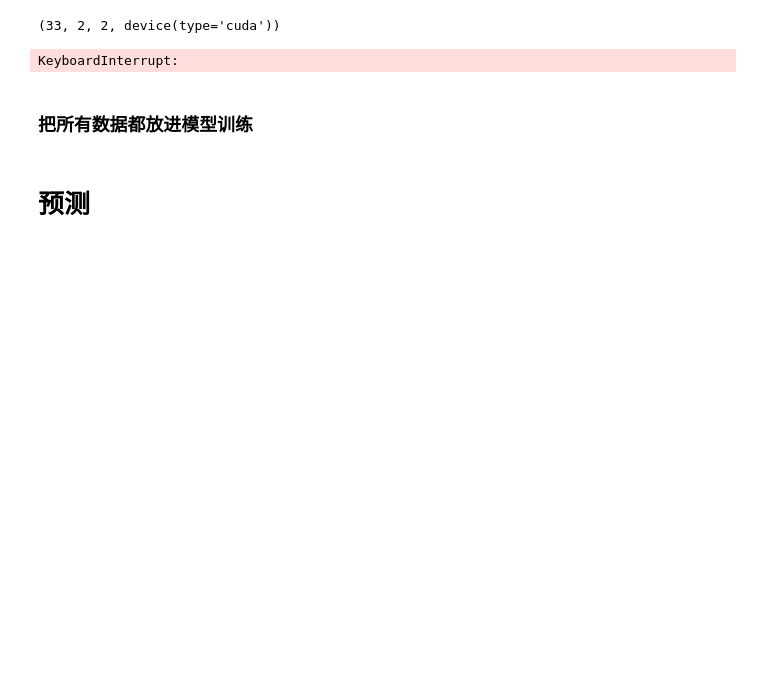
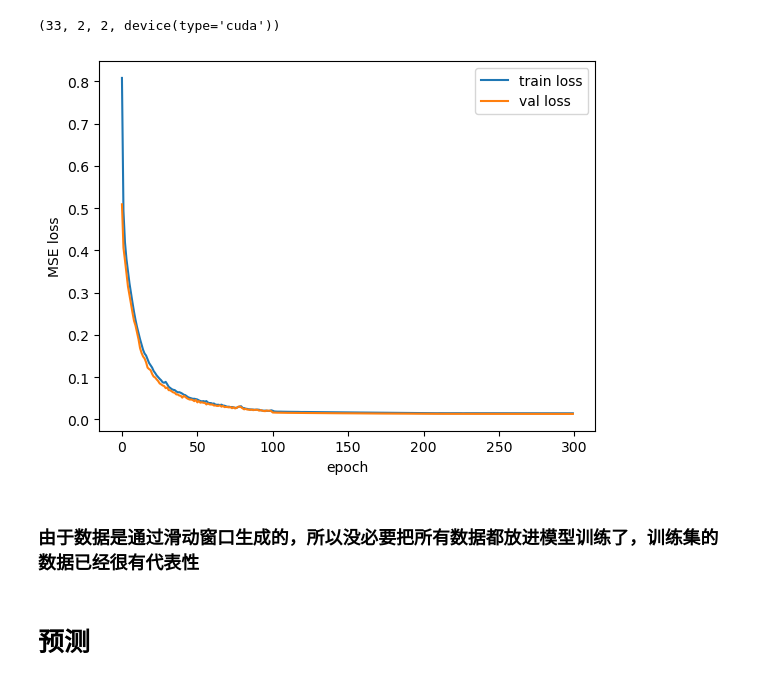
Before and after one commit to 851695e35/bdci_gnn, a Jupyter notebook: SAGE+LSTM.ipynb, the cells around one changed output. Saved outputs shown, nothing was run; the diff lists cells and outputs as text; code cells hidden in the pictures; blank space fills up the shorter version.

Commit message:
sage+lstm.ipynb 加入了学习率衰减 修改了模型架构 得分0.284

```diff
--- a/SAGE+LSTM.ipynb
+++ b/SAGE+LSTM.ipynb
@@ -142,8 +168,10 @@ class SAGEandLSTMModel(nn.Module):
         self.input_size = input_size
         self.output_size = output_size
 
-        self.sage = SAGEModel(input_size, 32)
-        self.lstm = LSTMModel(32, output_size)
+        graph_feature_size = 64
+        self.sage = SAGEModel(input_size, graph_feature_size)
+        self.dropout = nn.Dropout(0.2)
+        self.lstm = LSTMModel(graph_feature_size, output_size)
 
     def forward(self, graphs):
         # data: [graph]
@@ -152,6 +180,7 @@ class SAGEandLSTMModel(nn.Module):
 
         # 这里能不能并行呢？能不能不用for循环？
         output = torch.stack([self.sage(graph) for graph in graphs], dim=1)
+        output = self.dropout(output)
         output = self.lstm(output)
 
         return output
@@ -178,7 +207,9 @@ def genLSTMData(graphs, seq_len, stride=1):
         print(i, i + seq_len)
         graph_list.append(graphs[i : i + seq_len])
     return graph_list
+# %%
+seq_len = 7
 # %%
-graph_list = genLSTMData(graphs, 7, stride=2)
+graph_list = genLSTMData(graphs, seq_len=seq_len, stride=1)
 # %% [output]
 0 7
@@ -247,9 +278,7 @@ def train(
                 output = model(graphs)
 
                 optimizer.zero_grad()
-                loss = criterion(
-                    output, torch.stack([graph.y for graph in graphs], dim=1)
-                )
+                loss = criterion(output, graphs[-1].y)
                 loss.backward()
                 optimizer.step()
 
@@ -265,9 +294,7 @@ def train(
                     val_loss = 0.0
                     for i, graphs in enumerate(val_graph_list):
                         output = model(graphs)
-                        loss = criterion(
-                            output, torch.stack([graph.y for graph in graphs], dim=1)
-                        )
+                        loss = criterion(output, graphs[-1].y)
                         val_loss += loss.item()
                     val_loss /= len(val_graph_list)
                     val_loss_list.append(val_loss)
@@ -278,7 +305,6 @@ def train(
                 )
             else:
                 pbar_epochs.set_postfix({"train MSE Loss": train_loss})
-
 
             pbar_epochs.update(1)
             # 学习率更新
@@ -297,29 +323,29 @@ def train(
 # %%
 # 定义模型、算法、损失函数
 model = SAGEandLSTMModel(
     input_size=input_size,
     output_size=output_size,
 ).to(device)
 # 考虑是否加入weight_decay
-optimizer = optim.Adam(model.parameters(), lr=1e-3)
+optimizer = optim.Adam(model.parameters(), lr=1e-4, weight_decay=3e-5)
 # 学习率衰减
-scheduler = optim.lr_scheduler.StepLR(optimizer, step_size=40, gamma=0.2)
+scheduler = optim.lr_scheduler.StepLR(optimizer, step_size=100, gamma=0.3)
 # criterion = nn.MSELoss(reduction="sum")
 criterion = nn.MSELoss().to(device)
 
-model = train(
+model, train_loss_list, val_loss_list = train(
     model=model,
     criterion=criterion,
     optimizer=optimizer,
     scheduler=scheduler,
     train_graph_list=train_graph_list,
     val_graph_list=val_graph_list,
     num_epochs=300,
 )
 # %% [output]
-KeyboardInterrupt:
+[figure, added]
-# %% [markdown]
-### 把所有数据都放进模型训练
+# %% [markdown]
+### 由于数据是通过滑动窗口生成的，所以没必要把所有数据都放进模型训练了，训练集的数据已经很有代表性
 # %%
 # # 定义模型、算法、损失函数
 # model = GATv2Model(
```
Also changed, not shown: parts of 19 cells of this notebook.
